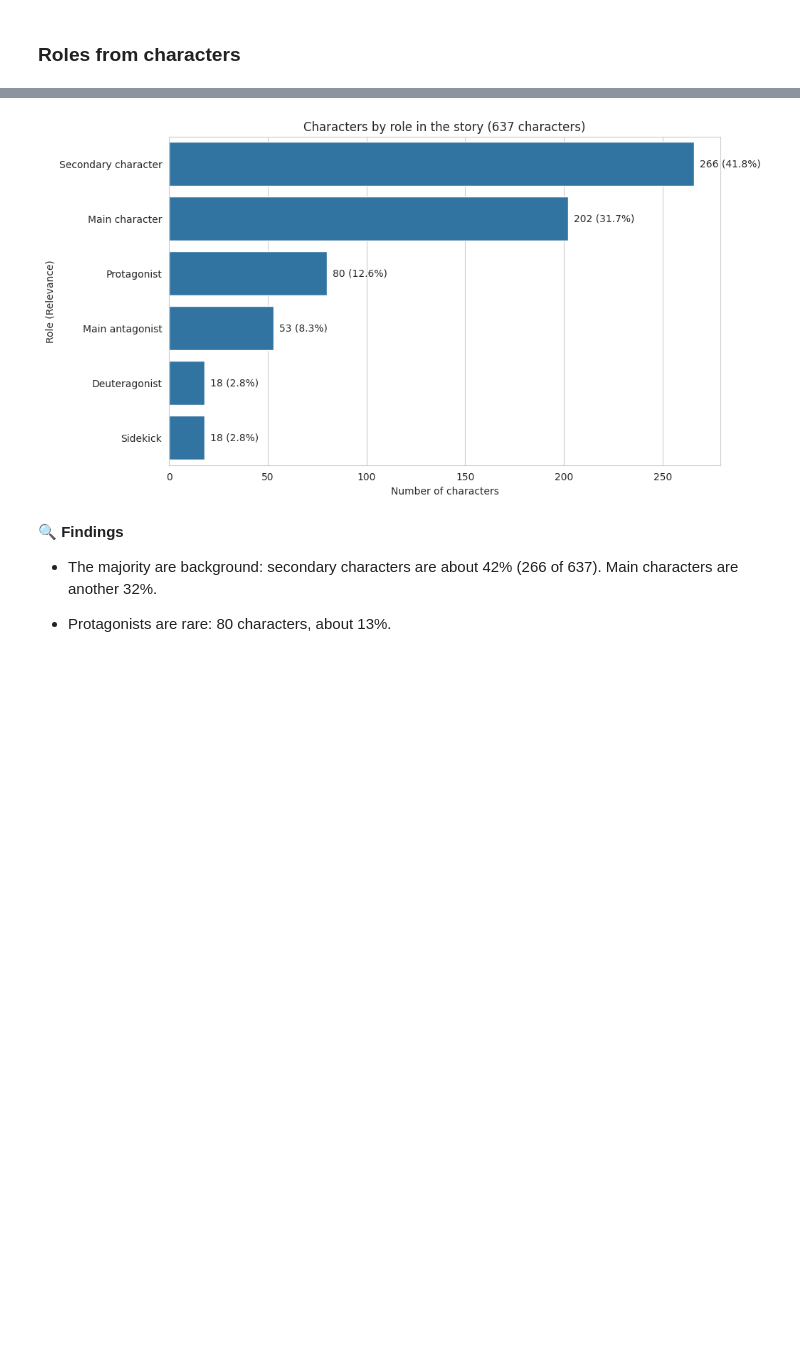
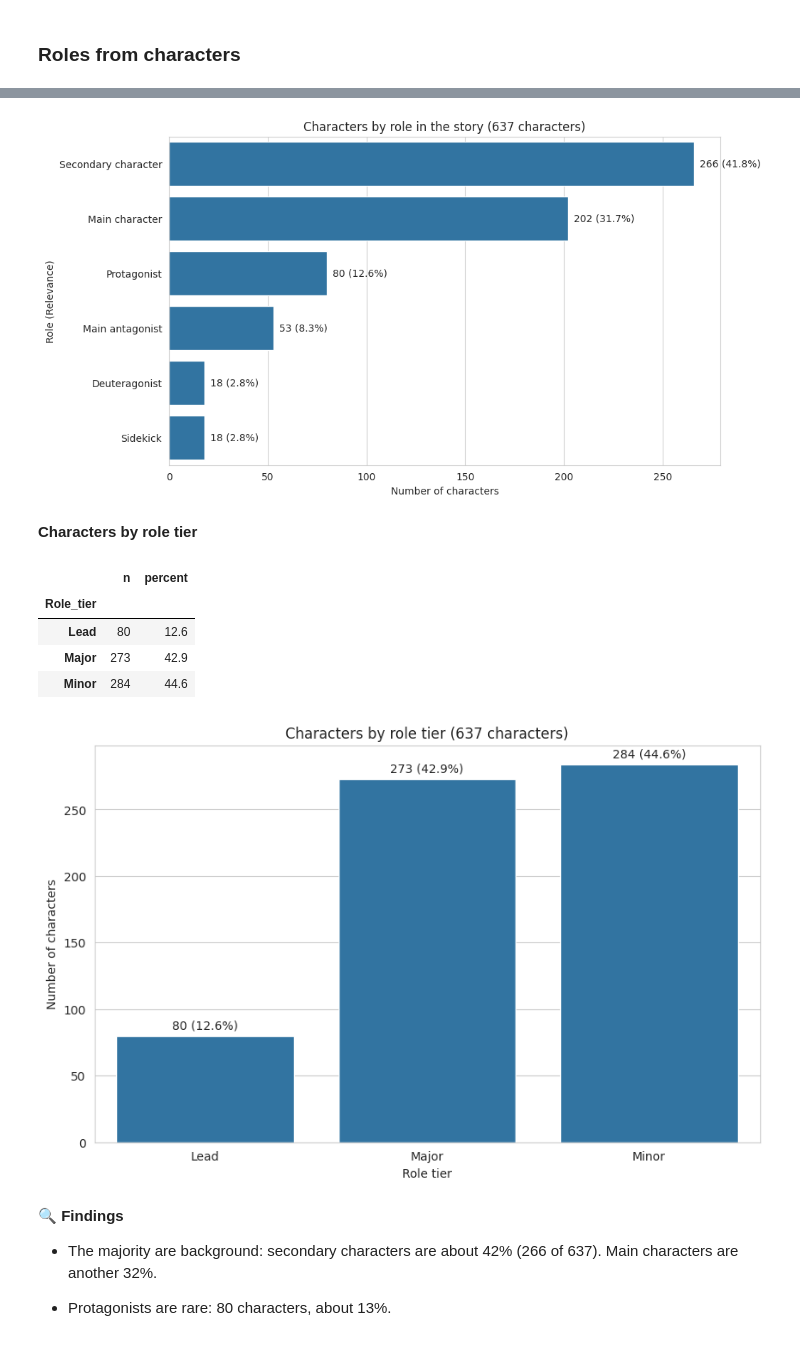
Before and after one commit to IA-P1-BCN/EDA_Manon, a Jupyter notebook: Gender Representation in Video Games.ipynb, the cells around one changed output, grey strips where cells are left out. Saved outputs shown, nothing was run; the diff lists cells and outputs as text; code cells hidden in the pictures; blank space fills up the shorter version.

```diff
--- a/Gender Representation in Video Games.ipynb
+++ b/Gender Representation in Video Games.ipynb
@@ -771,0 +859,9 @@ Children still flagged as damsel: 0
+# %%
+characters = tables["characters"]
+games = tables["games"].copy()
+
+share = (characters["Gender"] == "Female").groupby(characters["Game"]).mean() * 100
+games["Share_women"] = games["Game_Id"].map(share)
+tables["games"] = games
+
+print("Missing:", games["Share_women"].isna().sum())
@@ -793,6 +917,14 @@ The clean tables from *Limpieza* (`games`, `characters`, `sexualization`).
 
 ### 📊 Charts checklist
 Every chart has a title, named axes, and a legend when it has more than one series.
+# %%
+# Role names, defined once and reused by the role analyses below
+role_labels = {
+    "PA": "Protagonist", "DA": "Deuteragonist", "MA": "Main antagonist",
+    "MC": "Main character", "SK": "Sidekick", "SC": "Secondary character",
+}
+role_names = list(role_labels.values())      # ordered from most to least central to the story
+tier_names = ["Lead", "Major", "Minor"]      # Role_tier levels, see Feature engineering
 # %% [markdown]
 ## 1. Univariate analysis
 # %% [markdown]
@@ -894,46 +1024,63 @@ Games with 0%: 36 (56%)
 ### Roles from characters
 # %%
 characters = tables["characters"]
-
-role_labels = {
-    "PA": "Protagonist",
-    "DA": "Deuteragonist",
-    "SK": "Sidekick",
-    "MC": "Main character",
-    "SC": "Secondary character",
-    "MA": "Main antagonist",
-}
 
 # 1. The numbers
 counts = characters["Relevance"].value_counts()
 summary = pd.DataFrame({
     "role": counts.index.map(role_labels),
     "n": counts.values,
     "percent": (counts.values / len(characters) * 100).round(1),
 }, index=counts.index)
 display(summary)
 
 # 2. Bar chart (sorted from most to least frequent)
 fig, ax = plt.subplots()
 sns.barplot(x=counts.values, y=counts.index.map(role_labels), ax=ax)
 ax.set_title("Characters by role in the story (637 characters)")
 ax.set_xlabel("Number of characters")
 ax.set_ylabel("Role (Relevance)")
 
 for i, n in enumerate(counts.values):
     ax.text(n + 3, i, f"{n} ({n / len(characters) * 100:.1f}%)", va="center")
 
 plt.show()
+# 3. The three role tiers (Role_tier, see Feature engineering)
+tier_counts = characters["Role_tier"].value_counts().reindex(tier_names)
+tier_summary = pd.DataFrame({
+    "n": tier_counts,
+    "percent": (tier_counts / len(characters) * 100).round(1),
+})
+display(Markdown("**Characters by role tier**"))
+display(tier_summary)
+
+fig, ax = plt.subplots()
+sns.barplot(x=tier_names, y=tier_counts.values, ax=ax)
+ax.set_title("Characters by role tier (637 characters)")
+ax.set_xlabel("Role tier")
+ax.set_ylabel("Number of characters")
+
+for i, n in enumerate(tier_counts.values):
+    ax.text(i, n + 5, f"{n} ({n / len(characters) * 100:.1f}%)", ha="center")
+
+plt.show()
 # %% [output]
 |  | role | n | percent |
 | Relevance |  |  |  |
 | SC | Secondary character | 266 | 41.8 |
 | MC | Main character | 202 | 31.7 |
 | PA | Protagonist | 80 | 12.6 |
 | MA | Main antagonist | 53 | 8.3 |
 | DA | Deuteragonist | 18 | 2.8 |
 | SK | Sidekick | 18 | 2.8 |
 [figure]
+**Characters by role tier**
+|  | n | percent |
+| Role_tier |  |  |
+| Lead | 80 | 12.6 |
+| Major | 273 | 42.9 |
+| Minor | 284 | 44.6 |
+[figure, added]
 # %% [markdown]
 🔍 **Findings**<br>
 
```
Also changed, not shown: parts of 25 cells of this notebook.
